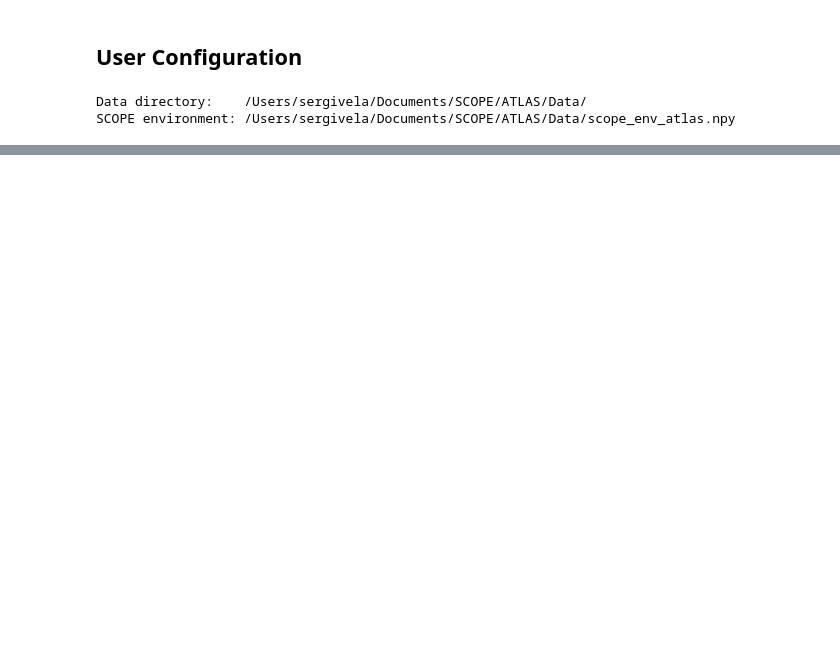
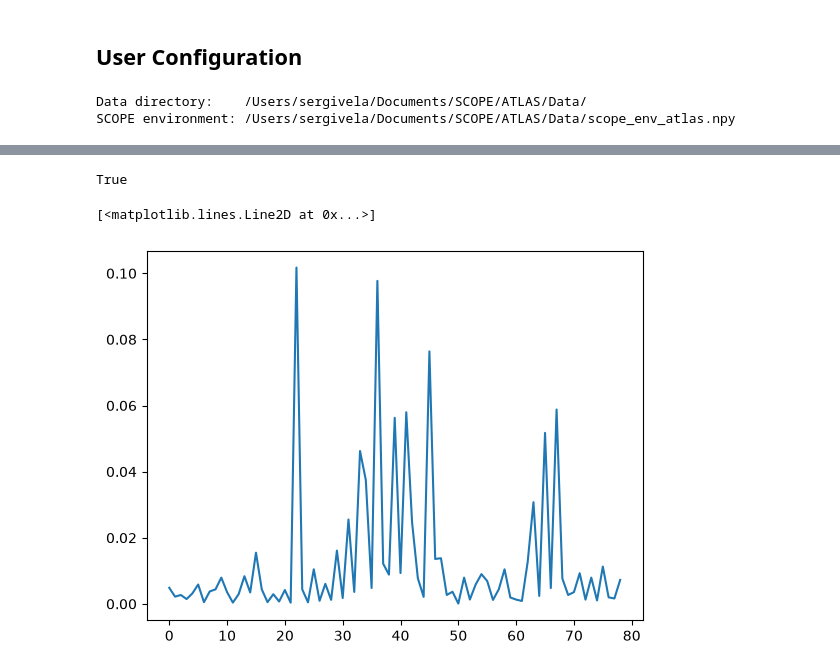
Before and after one commit to QTC-IQAC/SCO-Atlas, a Jupyter notebook: Analysis/Notebooks/X-Check_System.ipynb, the cells around one changed output, grey strips where cells are left out. Cells and saved outputs as stored; diff of their text form; code cells hidden in the pictures; blank space fills up the shorter version.

```diff
--- a/Analysis/Notebooks/X-Check_System.ipynb
+++ b/Analysis/Notebooks/X-Check_System.ipynb
@@ -173,0 +28,9 @@ N  10.653055  6.111329  5.186896
+# %%
+debug_sys_name = "ACAHUJ02"
+debug_sys      = scope.load_binary(data_path + f"2-Systems/{debug_sys_name}/{debug_sys_name}.npy")
+debug_sys.set_paths_from_environment(env)
+# %% [output]
+True
+# %%
+hs_min = find_optimized_minimum(debug_sys.find_source("ref_hs_mol")[1])[1]
+ls_min = find_optimized_minimum(debug_sys.find_source("ref_ls_mol")[1])[1]
@@ -173,0 +46,2 @@ N  10.653055  6.111329  5.186896
+# %%
+vnm_ats = hs_min.VNMs[0].get_atomic_participation()
@@ -173,0 +50,5 @@ N  10.653055  6.111329  5.186896
+# %%
+plt.plot(vnm_ats)
+# %% [output]
+[<matplotlib.lines.Line2D at 0x...>]
+[figure, added]
```
Also changed, not shown: parts of 46 cells of this notebook, 22 other files.
